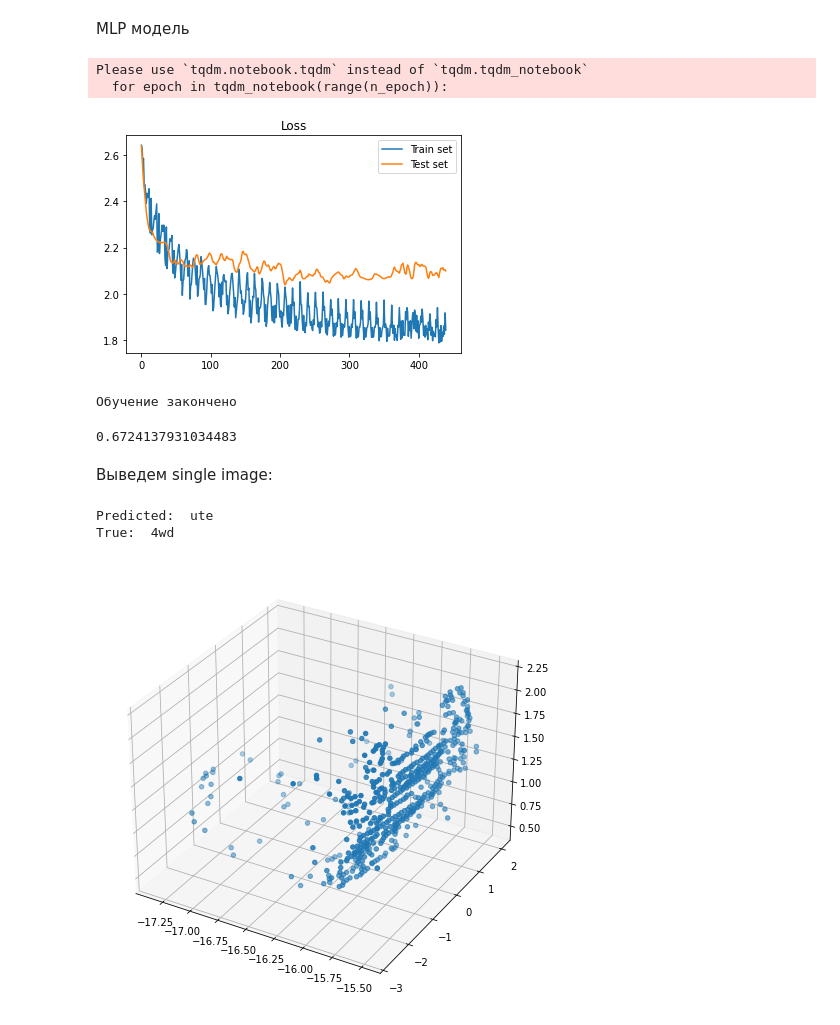
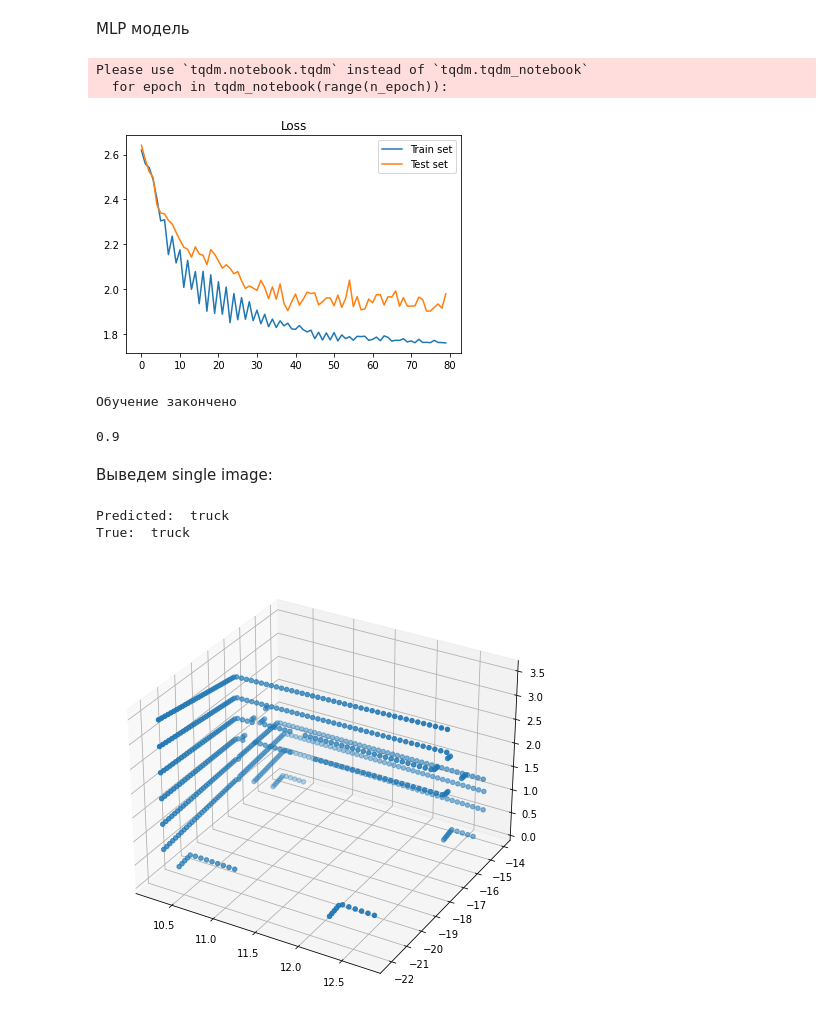
Before and after one commit to MountU0/traficControl, a Jupyter notebook: Untitled-1.ipynb, the cells around one changed output. Cells and saved outputs as stored; diff of their text form; code cells hidden in the pictures.

```diff
--- a/Untitled-1.ipynb
+++ b/Untitled-1.ipynb
@@ -60,14 +64,14 @@ def fileParser(file):
     return P
 
 def pcdParser(file):
+
     with open(file) as f:
         data = f.readlines()[13:]
     data = [list(map(np.float32, line.split())) for line in data]
     data = np.array(data,dtype=np.float32)
-    data = np.stack(data)
-    return data
+    return np.array(data)
 
-%matplotlib qt
+#%matplotlib qt
 
 def plot_verticles(vertices):#тестовая функция
     # Create a new plot
@@ -80,7 +84,8 @@ def plot_verticles(vertices):#тестовая функция
     ax.scatter(x, y, z)
 
 #plot_verticles(fileParser("objects/car.68.270.bin"))
-plot_verticles(pcdParser("objects/truck.1.pcd"))
+
+#plot_verticles(pcdParser("objects/truck.1.pcd"))
 # %%
 class DatasetParser():
     def __init__(self, csv_file, root_dir):
@@ -95,6 +100,7 @@ class DatasetParser():
 
     def __getitem__(self, index):
         obj_path = os.path.join(self.root_dir, self.annonations.iloc[index,0])
+
         #torch не работает с тензорами разных размерностей, поэтому дополним каждый тензор нулевыми точкми
         padding = torch.nn.ConstantPad2d((0,0,0,1024),0)#дополним каждый тензор до max значния точек (max был вычислен прохождением по всем размерностям объектов)
 
@@ -110,7 +116,7 @@ class DatasetParser():
 dataset = DatasetParser(csv_file='Data.csv', root_dir='' )# <class '__main__.DatasetParser'>
 
 torch.manual_seed(42)
-train_set, test_set = torch.utils.data.random_split(dataset, [550,58])# получаем 2 рандомно составлнных сета итерированием объекта DatasetParser. Возвращент:<class 'torch.utils.data.dataset.Subset'>550 58
+train_set, test_set = torch.utils.data.random_split(dataset, [62,10])# получаем 2 рандомно составлнных сета итерированием объекта DatasetParser. Возвращент:<class 'torch.utils.data.dataset.Subset'>550 58 # 500 88
 train_loader = DataLoader(dataset=train_set, batch_size=50, shuffle=False)
 test_loader = DataLoader(dataset=test_set, batch_size=len(test_set), shuffle=False)
 
@@ -152,6 +158,8 @@ class PointNet(nn.Module):
         super().__init__()
         self.flatten = Flatten()
 
+        self.dropout = nn.Dropout(p=0.6)
+
         self.conv1 = nn.Conv1d(1024,64,kernel_size=1)
         self.conv2= nn.Conv1d(64,128,kernel_size=1)
         self.conv3 = nn.Conv1d(128,1024,kernel_size=1)
@@ -162,20 +170,22 @@ class PointNet(nn.Module):
         self.bn4 = nn.BatchNorm1d(512)
         self.bn5 = nn.BatchNorm1d(256)
 
-        self.fc1 = nn.Linear(3072, 512)
+        self.fc1 = nn.Linear(1024, 512)
         self.fc2 = nn.Linear(512, 256)
         self.fc3 = nn.Linear(256, 14)
 
     def forward(self, x):
-
         x = F.relu(self.bn1(self.conv1(x)))
         x = F.relu(self.bn2(self.conv2(x)))
         x = F.relu(self.bn3(self.conv3(x)))
 
+        x = torch.max(x,2,keepdim=True)[0]
         x = self.flatten(x)
 
         x = F.relu(self.bn4(self.fc1(x)))
+        x = self.dropout(x)
         x = F.relu(self.bn5(self.fc2(x)))
+        x = self.dropout(x)
         x = F.softmax(self.fc3(x))
         return x
 
@@ -214,6 +224,9 @@ def train(net, n_epoch=40):
                 loss = loss_fn(y_pred, y_batch)
                 loss_test = loss_fn(y_pred_test,y_batch_test)
 
+                loss_mass.append(float(loss.item()))
+                loss_mass_test.append(float(loss_test.item()))
+
                 # bsckpropagation (вычисление градиентов)
                 loss.backward()
                 # обновление весов сети
@@ -222,11 +235,10 @@ def train(net, n_epoch=40):
                 # выведем текущий loss
                 running_loss += loss.item()
 
-                loss_mass.append(float(loss.item()))
-                loss_mass_test.append(float(loss_test.item()))
 
                 #print('[%d, %5d] loss: %.3f' % (epoch + 1, i + 1, running_loss))
                 running_loss = 0.0
+
 
 
     plt.title('Loss')
@@ -245,35 +257,35 @@ net = train(net)
 # %% [output]
 Please use `tqdm.notebook.tqdm` instead of `tqdm.tqdm_notebook`
   for epoch in tqdm_notebook(range(n_epoch)):
-[figure, old version]
+[figure, new version]
 Обучение закончено
 # %%
 test_dataiter = iter(test_loader)
 objects, names = test_dataiter.next()
 print(accuracy_score(names.numpy(), np.argmax(net.forward(objects).detach().numpy(), axis=1)))
 # %% [output]
-0.6724137931034483
+0.9
 # %% [markdown]
 Выведем single image:
 # %%
 single_obj = objects[0]
 single_name = names[0]
 single_set = [(single_obj,single_name)]
 
 single_loader = DataLoader(dataset=single_set, batch_size=len(single_set))
 single_iter = iter(single_loader)
 item, nam = single_iter.next()
 
 net.eval()
 print("Predicted: ", dataset.to_val[np.argmax(net.forward(item).detach().numpy())])
 print("True: ", dataset.to_val[nam.numpy()[0]])
 
-zero_index = np.where( item.squeeze().numpy() == [0.0,0.0,0.0])[0][0]
+zero_index = np.where( item.squeeze().numpy() == 0)[0][0]
 #%matplotlib inline
 #%matplotlib qt
 plot_verticles(item.squeeze().numpy()[:zero_index])
 None
 # %% [output]
-Predicted:  ute
-True:  4wd
+Predicted:  truck
+True:  truck
-[figure, old version]
+[figure, new version]
```
Also changed, not shown: parts of 5 cells of this notebook, 5 other files.
